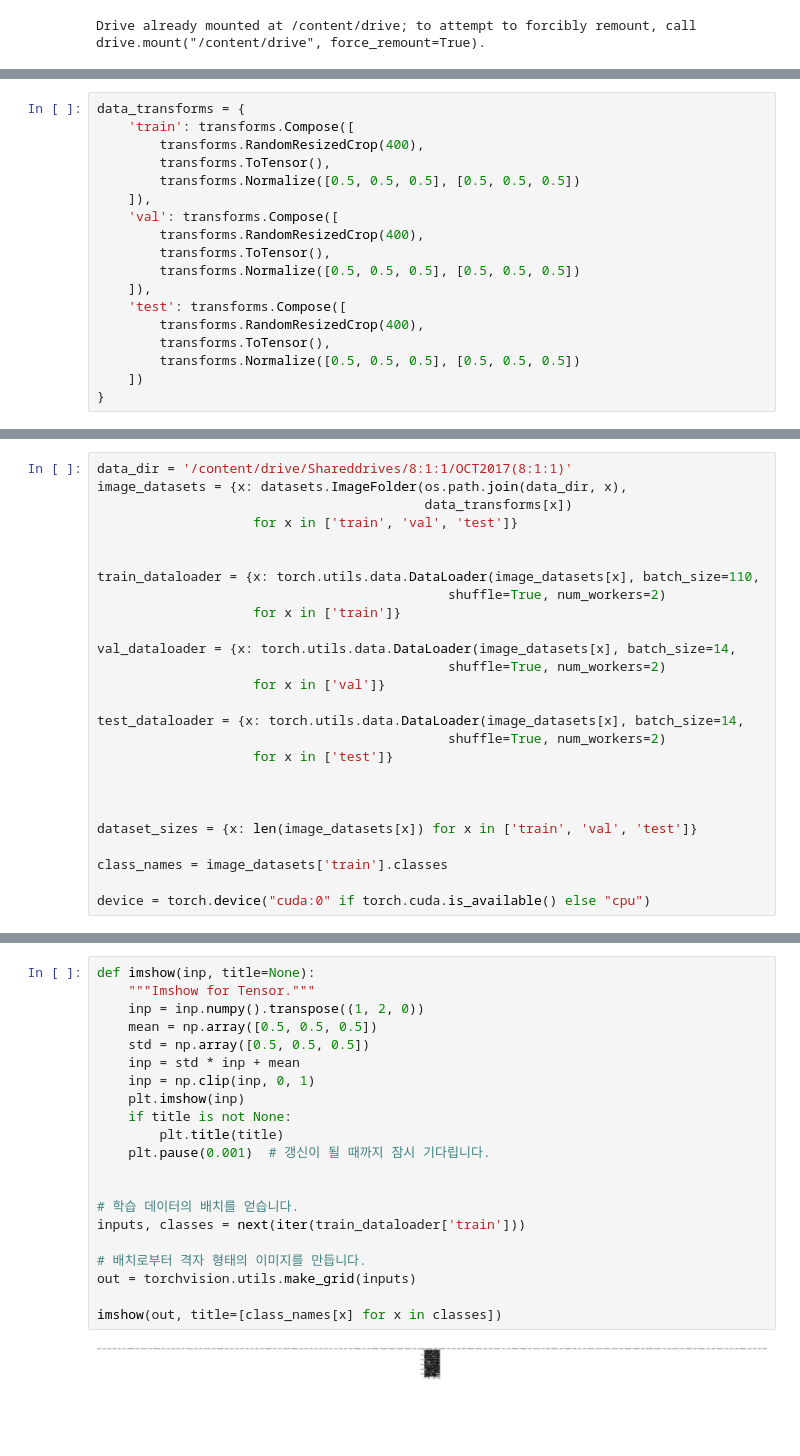
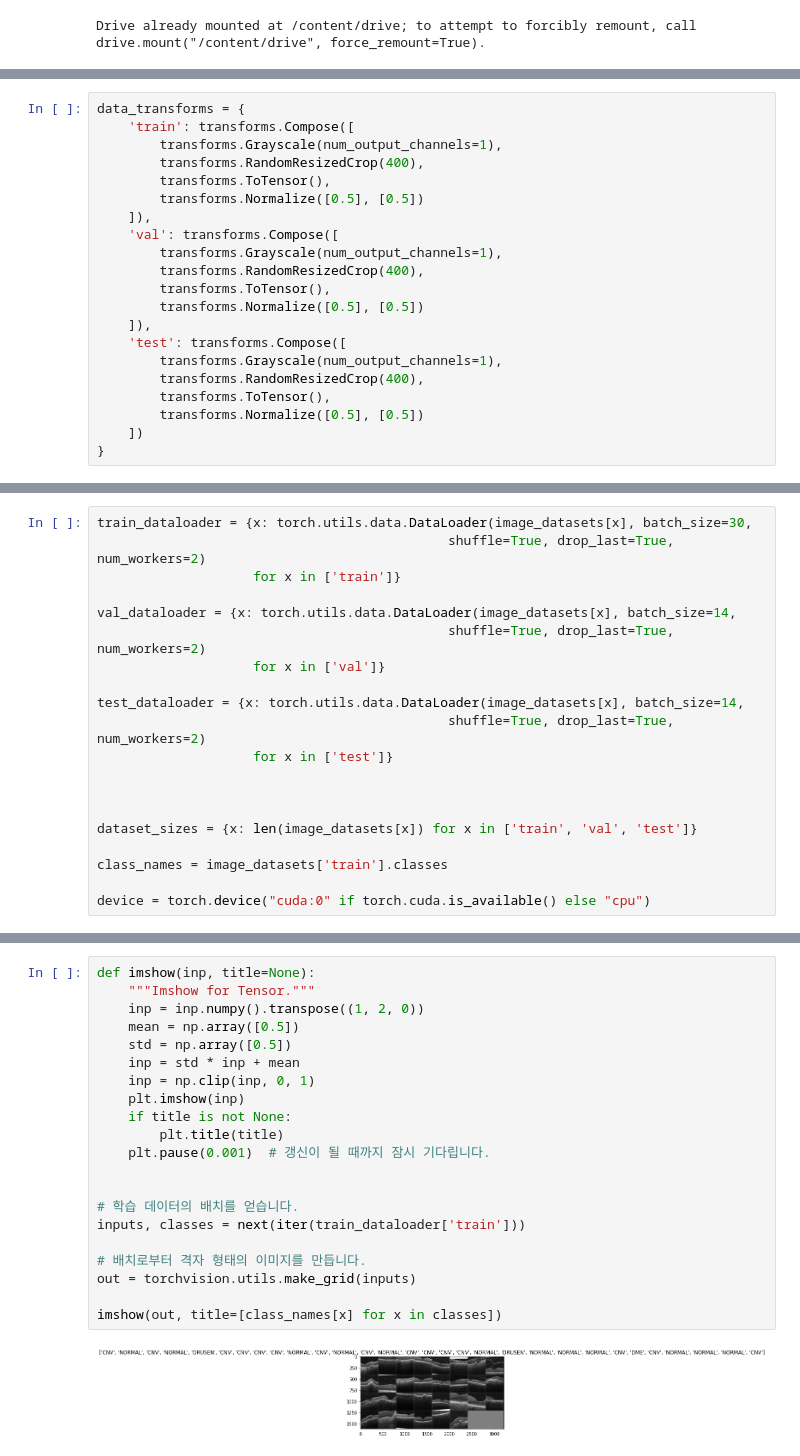
Before and after one commit to geon8074/Pytorch_Capstone_Design, a Jupyter notebook: pytorch_new.ipynb, the cells around one changed output, grey strips where cells are left out. Drawn from its saved outputs; the diff is of its cells as text; blank space fills up the shorter version.

```diff
--- a/pytorch_new.ipynb
+++ b/pytorch_new.ipynb
@@ -30,18 +102,21 @@ import copy
 # %%
 data_transforms = {
     'train': transforms.Compose([
+        transforms.Grayscale(num_output_channels=1),
         transforms.RandomResizedCrop(400),
         transforms.ToTensor(),
-        transforms.Normalize([0.5, 0.5, 0.5], [0.5, 0.5, 0.5])
+        transforms.Normalize([0.5], [0.5])
     ]),
     'val': transforms.Compose([
+        transforms.Grayscale(num_output_channels=1),
         transforms.RandomResizedCrop(400),
         transforms.ToTensor(),
-        transforms.Normalize([0.5, 0.5, 0.5], [0.5, 0.5, 0.5])
+        transforms.Normalize([0.5], [0.5])
     ]),
     'test': transforms.Compose([
+        transforms.Grayscale(num_output_channels=1),
         transforms.RandomResizedCrop(400),
         transforms.ToTensor(),
-        transforms.Normalize([0.5, 0.5, 0.5], [0.5, 0.5, 0.5])
+        transforms.Normalize([0.5], [0.5])
     ])
 }
@@ -48,20 +128,14 @@ data_transforms = {
 # %%
-data_dir = '/content/drive/Shareddrives/8:1:1/OCT2017(8:1:1)'
-image_datasets = {x: datasets.ImageFolder(os.path.join(data_dir, x),
-                                          data_transforms[x])
-                    for x in ['train', 'val', 'test']}
-
-
-train_dataloader = {x: torch.utils.data.DataLoader(image_datasets[x], batch_size=110,
-                                             shuffle=True, num_workers=2)
+train_dataloader = {x: torch.utils.data.DataLoader(image_datasets[x], batch_size=30,
+                                             shuffle=True, drop_last=True, num_workers=2)
                     for x in ['train']}
 
 val_dataloader = {x: torch.utils.data.DataLoader(image_datasets[x], batch_size=14,
-                                             shuffle=True, num_workers=2)
+                                             shuffle=True, drop_last=True, num_workers=2)
                     for x in ['val']}
 
 test_dataloader = {x: torch.utils.data.DataLoader(image_datasets[x], batch_size=14,
-                                             shuffle=True, num_workers=2)
+                                             shuffle=True, drop_last=True, num_workers=2)
                     for x in ['test']}
 
 
@@ -78,23 +148,23 @@ train_dataloader
 # %%
 def imshow(inp, title=None):
     """Imshow for Tensor."""
     inp = inp.numpy().transpose((1, 2, 0))
-    mean = np.array([0.5, 0.5, 0.5])
-    std = np.array([0.5, 0.5, 0.5])
+    mean = np.array([0.5])
+    std = np.array([0.5])
     inp = std * inp + mean
     inp = np.clip(inp, 0, 1)
     plt.imshow(inp)
     if title is not None:
         plt.title(title)
     plt.pause(0.001)  # 갱신이 될 때까지 잠시 기다립니다.
 
 
 # 학습 데이터의 배치를 얻습니다.
 inputs, classes = next(iter(train_dataloader['train']))
 
 # 배치로부터 격자 형태의 이미지를 만듭니다.
 out = torchvision.utils.make_grid(inputs)
 
 imshow(out, title=[class_names[x] for x in classes])
 # %% [output]
-[figure, old version]
+[figure, new version]
```
Also changed, not shown: parts of 19 cells of this notebook.
